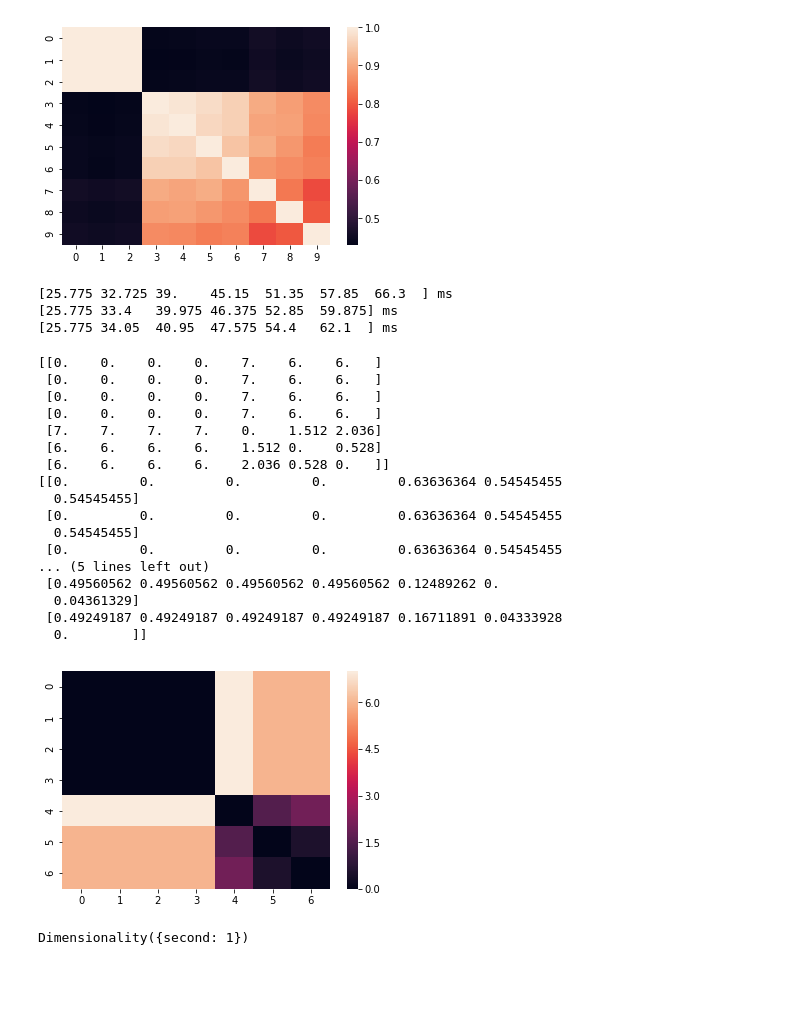
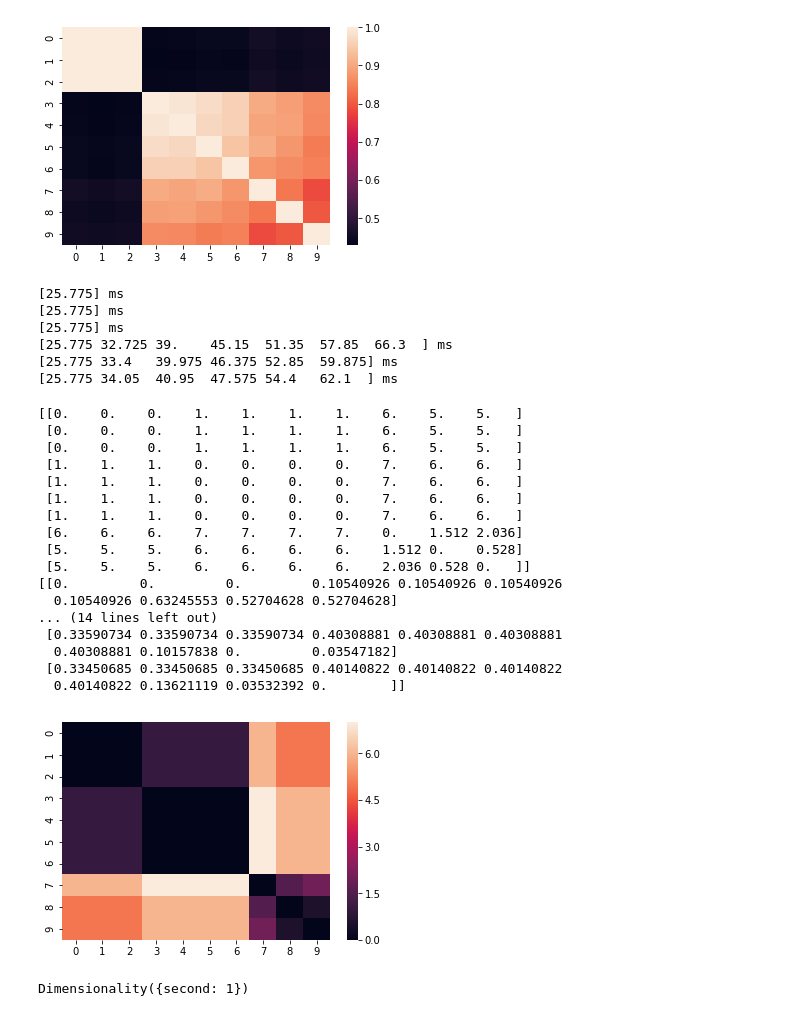
Before and after one commit to xhenes/optimality, a Jupyter notebook: AC-LIF.ipynb, the cells around one changed output. Cells and saved outputs as stored; diff of their text form; code cells hidden in the pictures; blank space fills up the shorter version.

```diff
--- a/AC-LIF.ipynb
+++ b/AC-LIF.ipynb
@@ -119,41 +122,45 @@ print(shape(Tvmc))
 [figure]
 # %%
 trains = {}
-for cell_id in arange(3,10):
+for cell_id in arange(0,10):
     trains[cell_id] = threshold_detection(vm[:,cell_id], threshold=-56.00*mV, sign='above')
 # %%
 for train in trains.values():
     if (len(train) > 0):
         print(train)
 # %% [output]
+[25.775] ms
+[25.775] ms
+[25.775] ms
 [25.775 32.725 39.    45.15  51.35  57.85  66.3  ] ms
 [25.775 33.4   39.975 46.375 52.85  59.875] ms
 [25.775 34.05  40.95  47.575 54.4   62.1  ] ms
 # %%
 distance_matrix1 = victor_purpura_dist(trains.values(), q=array(80.0) * Hz)
 print(distance_matrix1)
 d1_norm = preprocessing.normalize(distance_matrix1)
 sns.heatmap(distance_matrix1)
 print(d1_norm)
+t_d1 = d1_norm[3,:]
 # %% [output]
-[[0.    0.    0.    0.    7.    6.    6.   ]
- [0.    0.    0.    0.    7.    6.    6.   ]
- [0.    0.    0.    0.    7.    6.    6.   ]
- [0.    0.    0.    0.    7.    6.    6.   ]
- [7.    7.    7.    7.    0.    1.512 2.036]
- [6.    6.    6.    6.    1.512 0.    0.528]
- [6.    6.    6.    6.    2.036 0.528 0.   ]]
-[[0.         0.         0.         0.         0.63636364 0.54545455
-  0.54545455]
- [0.         0.         0.         0.         0.63636364 0.54545455
-  0.54545455]
- [0.         0.         0.         0.         0.63636364 0.54545455
-... (5 lines left out)
- [0.49560562 0.49560562 0.49560562 0.49560562 0.12489262 0.
-  0.04361329]
- [0.49249187 0.49249187 0.49249187 0.49249187 0.16711891 0.04333928
-  0.        ]]
+[[0.    0.    0.    1.    1.    1.    1.    6.    5.    5.   ]
+ [0.    0.    0.    1.    1.    1.    1.    6.    5.    5.   ]
+ [0.    0.    0.    1.    1.    1.    1.    6.    5.    5.   ]
+ [1.    1.    1.    0.    0.    0.    0.    7.    6.    6.   ]
+ [1.    1.    1.    0.    0.    0.    0.    7.    6.    6.   ]
+ [1.    1.    1.    0.    0.    0.    0.    7.    6.    6.   ]
+ [1.    1.    1.    0.    0.    0.    0.    7.    6.    6.   ]
+ [6.    6.    6.    7.    7.    7.    7.    0.    1.512 2.036]
+ [5.    5.    5.    6.    6.    6.    6.    1.512 0.    0.528]
+ [5.    5.    5.    6.    6.    6.    6.    2.036 0.528 0.   ]]
+[[0.         0.         0.         0.10540926 0.10540926 0.10540926
+  0.10540926 0.63245553 0.52704628 0.52704628]
+... (14 lines left out)
+ [0.33590734 0.33590734 0.33590734 0.40308881 0.40308881 0.40308881
+  0.40308881 0.10157838 0.         0.03547182]
+ [0.33450685 0.33450685 0.33450685 0.40140822 0.40140822 0.40140822
+  0.40140822 0.13621119 0.03532392 0.        ]]
-[figure, old version]
+[figure, new version]
 # %%
 trains[8].dimensionality.simplified
 # %% [output]
```
Also changed, not shown: parts of 8 cells of this notebook.
